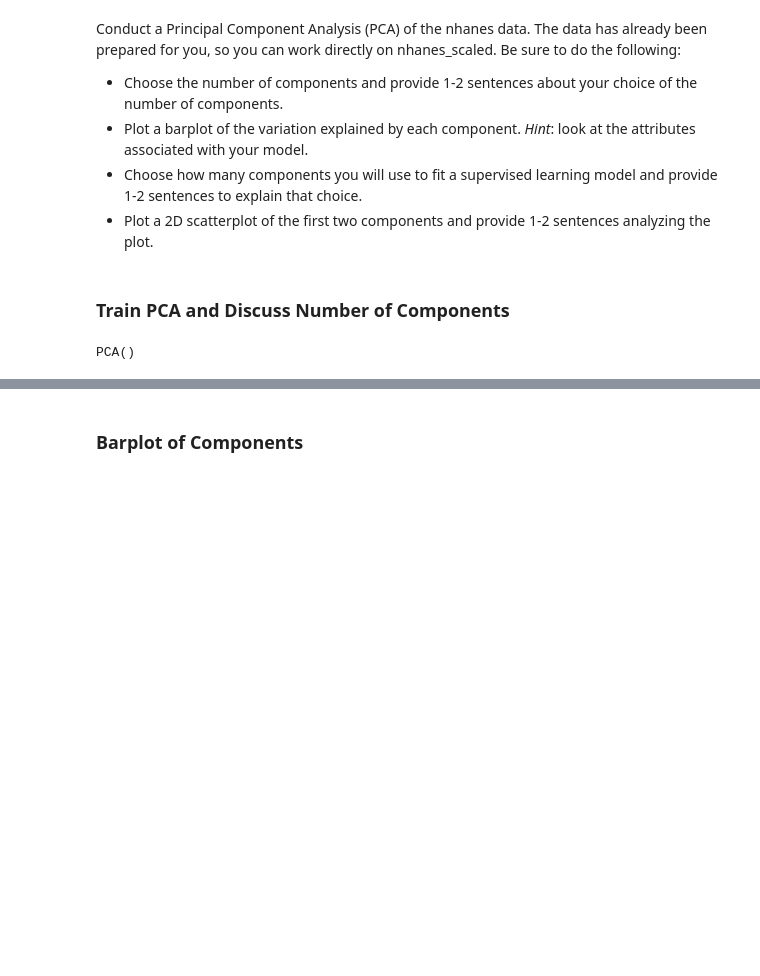
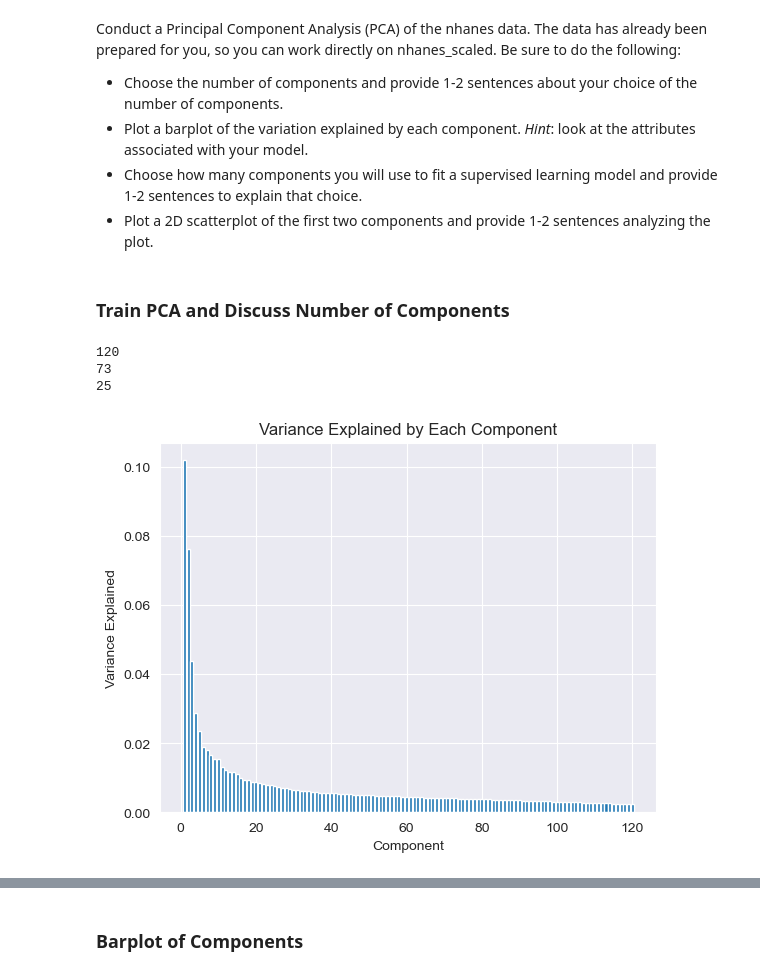
Before and after one commit to simrankaur46/Computational-Social-Science-Projects, a Jupyter notebook: Project 4/Project 4 Students.ipynb, the cells around one changed output, grey strips where cells are left out. Drawn from its saved outputs; the diff is of its cells as text; code cells hidden in the pictures; blank space fills up the shorter version.

```diff
--- a/Project 4/Project 4 Students.ipynb
+++ b/Project 4/Project 4 Students.ipynb
@@ -111,8 +100,35 @@ Conduct a Principal Component Analysis (PCA) of the nhanes data. The data has al
 - Plot a 2D scatterplot of the first two components and provide 1-2 sentences analyzing the plot.
 # %% [markdown]
 ### Train PCA and Discuss Number of Components
-# %%
-pca = PCA()
-pca.fit(nhanes_scaled)
-# %% [output]
-PCA()
+# %%
+pca_full = PCA()
+pca_full.fit(nhanes_scaled)
+
+# Method 1
+variance = np.cumsum(pca_full.explained_variance_ratio_)
+n_90 = np.where(variance >= 0.90)[0][0] + 1
+print(n_90)
+# 120 components explain 90 percent of the variation
+
+n_75 = np.where(variance >= 0.75)[0][0] + 1
+print(n_75)
+# 73 components explain 75 percent of the variation
+
+n_50 = np.where(variance >= 0.50)[0][0] + 1
+print(n_50)
+# 25 components explain 50 percent of the variation
+
+# Method 2 (Elbow Test)
+explained_variance = pca_full.explained_variance_ratio_
+
+fig, ax = plt.subplots()
+ax.bar(range(1, 121), explained_variance[:120])
+ax.set(xlabel='Component',
+       ylabel='Variance Explained')
+ax.set_title('Variance Explained by Each Component')
+plt.show()
+# %% [output]
+120
+73
+25
+[figure, added]
```
Also changed, not shown: parts of 21 cells of this notebook.
